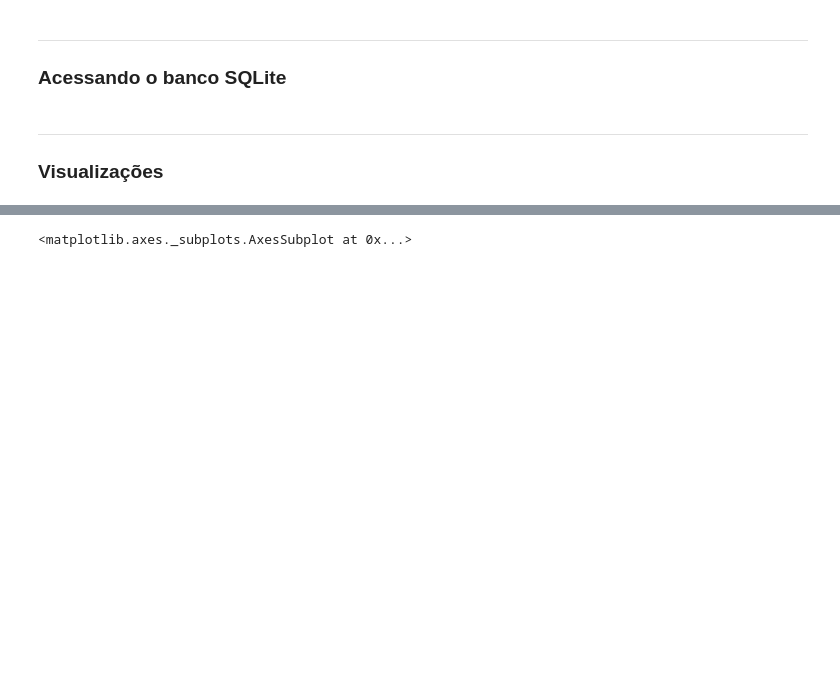
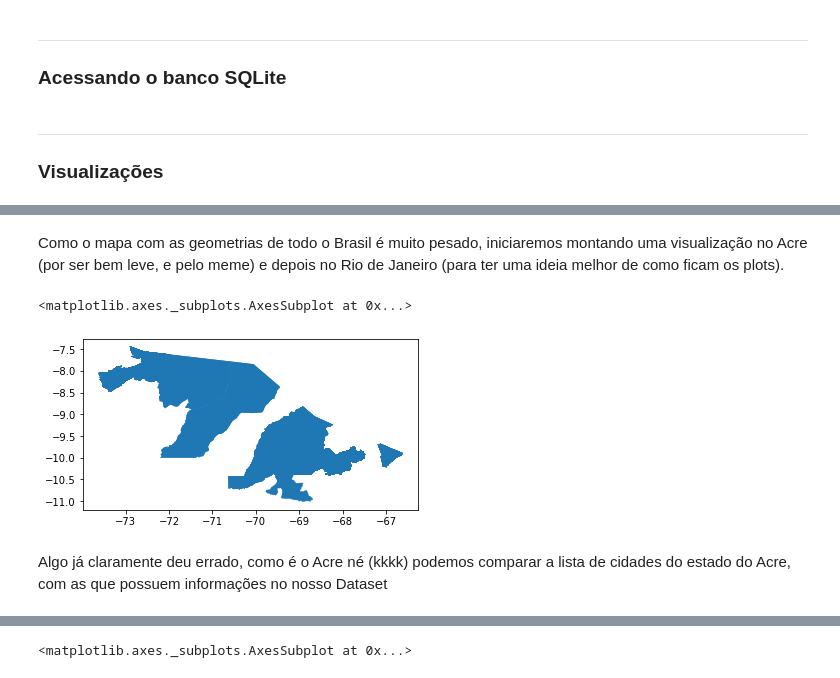
Before and after one commit to LucasTreuke/a2BancoDeDados, a Jupyter notebook: 01esse.ipynb, the cells around one changed output, grey strips where cells are left out. Saved outputs shown, nothing was run; the diff lists cells and outputs as text; code cells hidden in the pictures; blank space fills up the shorter version.

```diff
--- a/01esse.ipynb
+++ b/01esse.ipynb
@@ -43,0 +54,24 @@ df = pd.DataFrame(cur.fetchall(), columns=['grau', 'turno', 'mensalidade', 'bols
+# %% [markdown]
+Como o mapa com as geometrias de todo o Brasil é muito pesado, iniciaremos montando uma visualização no Acre (por ser bem leve, e pelo meme) e depois no Rio de Janeiro (para ter uma ideia melhor de como ficam os plots).
+# %%
+import unicodedata
+
+UF="AC"
+file = open("geojs-12-mun.json")
+geodata = geopandas.read_file(file)
+#df=df.loc[df["uf_busca"]==UF]
+df.rename(columns={'cidade_busca':'name'}, inplace=True)
+c="name"
+
+df[c]=df[c].str.lower().map(lambda x: unicodedata.normalize('NFKD', x)).str.encode('ascii', 'ignore')
+geodata[c]=geodata[c].str.lower().map(lambda x: unicodedata.normalize('NFKD', x)).str.encode('ascii', 'ignore')
+
+df3=pd.merge(df,geodata,on="name")
+gdf3 = geopandas.GeoDataFrame(
+    df3, geometry=df3["geometry"])
+gdf3.plot()
+# %% [output]
+<matplotlib.axes._subplots.AxesSubplot at 0x...>
+[figure, added]
+# %% [markdown]
+Algo já claramente deu errado, como é o Acre né (kkkk) podemos comparar a lista de cidades do estado do Acre, com as que possuem informações no nosso Dataset
```
Also changed, not shown: parts of 10 cells of this notebook, 2 other files.
